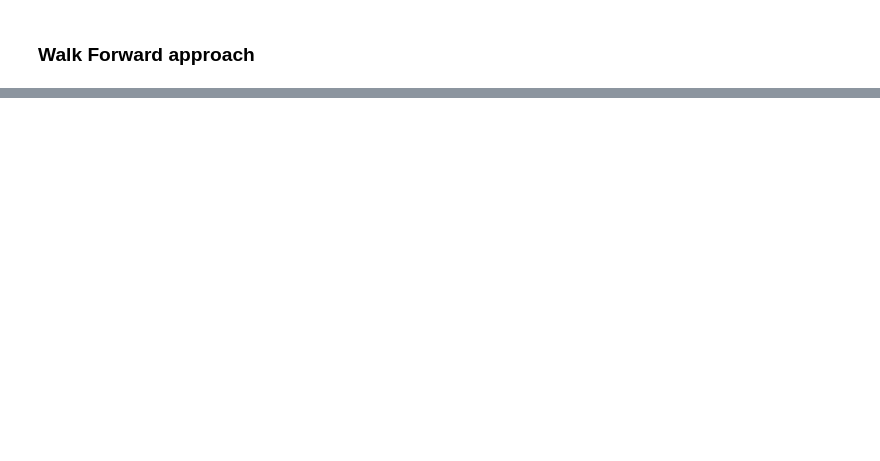
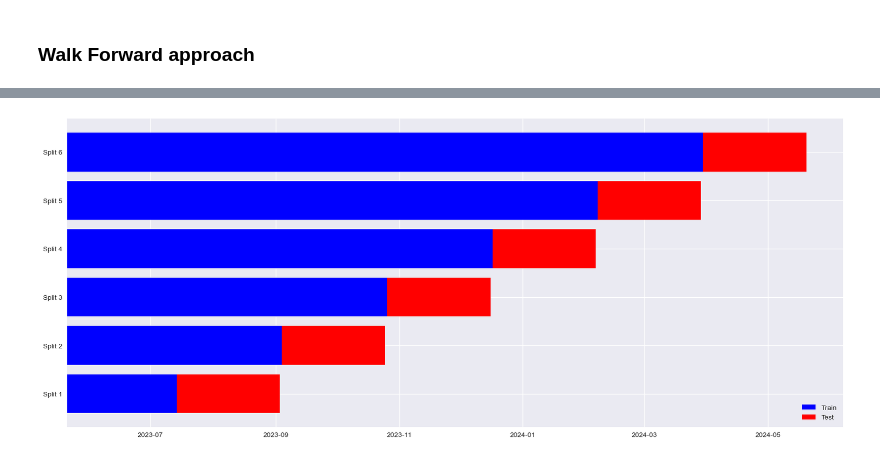
Before and after one commit to datadham/TradingStrategy, a Jupyter notebook: notebooks/04_StrategyOptimizer.ipynb, the cells around one changed output, grey strips where cells are left out. Cells and saved outputs as stored; diff of their text form; code cells hidden in the pictures; blank space fills up the shorter version.

```diff
--- a/notebooks/04_StrategyOptimizer.ipynb
+++ b/notebooks/04_StrategyOptimizer.ipynb
@@ -201,20 +215,3 @@ test_cumulative_return
 ###  Walk Forward approach
 # %%
 from sklearn.model_selection import TimeSeriesSplit
-# %%
-n_splits = 5
-tscv = TimeSeriesSplit(n_splits=n_splits)
-
-# Initialize lists to store results
-train_indices = []
-test_indices = []
-
-for train_index, test_index in tscv.split(hist):
-    train_indices.append(train_index)
-    test_indices.append(test_index)
-
-
-cumrets = []
-for i in range(n_splits):
-    train_best_return, train_best_params, train_results  = optimize(train_df,short_windows,long_windows)
-    test_cumulative_return = backtest_strategy(test_df, train_best_params[0],train_best_params[1])
@@ -222,0 +218,34 @@ for i in range(n_splits):
+# %%
+n_splits = 6
+tscv = TimeSeriesSplit(n_splits=n_splits)
+
+# Initialize lists to store results
+train_indices = []
+test_indices = []
+
+for train_index, test_index in tscv.split(hist):
+    train_indices.append(train_index)
+    test_indices.append(test_index)
+
+
+fig, ax = plt.subplots(figsize=(20, 8))
+for i in range(n_splits):
+    delta_train= hist.index[train_indices[i]][-1] -  hist.index[train_indices[i]][0]
+    delta_test= hist.index[test_indices[i]][-1] -  hist.index[test_indices[i]][0]
+
+    ax.barh(y = f'Split {i+1}',
+            left = hist.index[train_indices[i]][0],
+            width = delta_train,
+            color='blue',
+            label='Train' if i == 0 else "")
+
+    ax.barh(y = f'Split {i+1}',
+            left = hist.index[train_indices[i]][-1],
+            width = delta_test,
+            color='red',
+            label='Test' if i == 0 else ""
+            )
+
+    ax.legend()
+# %% [output]
+[figure, added]
```
Also changed, not shown: parts of 20 cells of this notebook, 3 other files.
